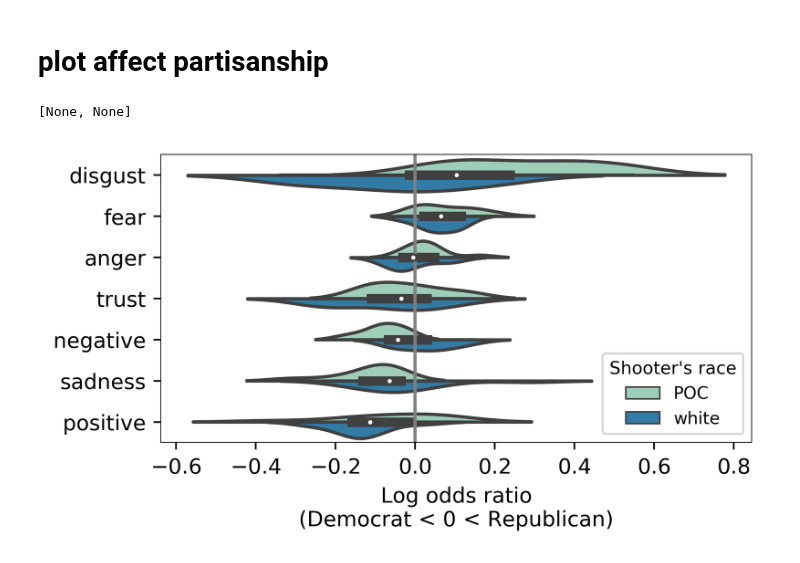
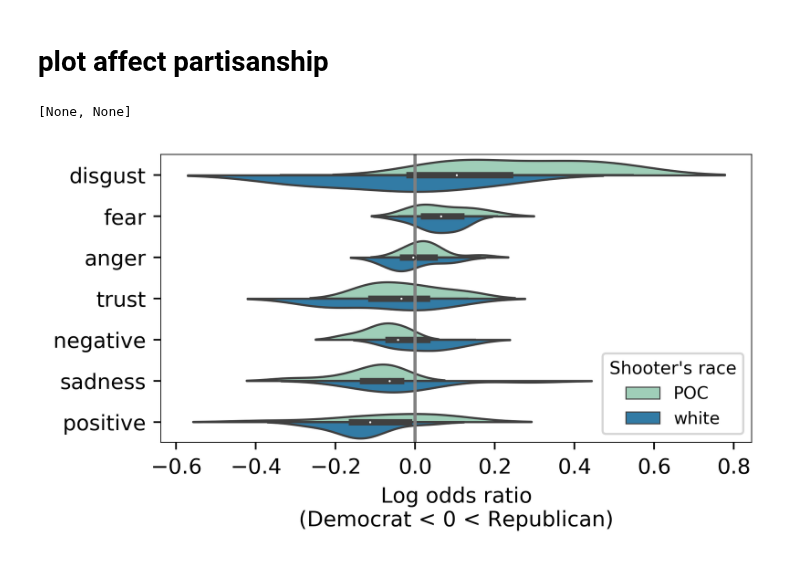
Before and after one commit to ddemszky/framing-twitter, a Jupyter notebook: 5_affect/affect partisanship.ipynb, the cells around one changed output. Drawn from its saved outputs; the diff is of its cells as text; code cells hidden in the pictures.

```diff
--- a/5_affect/affect partisanship.ipynb
+++ b/5_affect/affect partisanship.ipynb
@@ -132,20 +132,20 @@ for e in events:
 df = pd.DataFrame.from_dict({'event':event_list, 'odds':odds_list, 'category':cat_list, 'race':race})
 # %%
 f = plt.figure(dpi=400, figsize=(5,2.5))
-ax = sns.violinplot(data=df, x="odds",y="category", hue='race', split=True, fliersize=2, notch=True, order=reversed(df.groupby('category').median().sort_values('odds').index), orient="h", palette=sns.color_palette("YlGnBu", 2))
+ax = sns.violinplot(data=df, x="odds",y="category", hue='race', split=True, fliersize=2, notch=True, linewidth=1, order=reversed(df.groupby('category').median().sort_values('odds').index), orient="h", palette=sns.color_palette("YlGnBu", 2))
 
 plt.axvline(x=0, color='grey')
 ax.set_ylabel('')
 ax.spines['top'].set_linewidth(0.4)
 ax.spines['right'].set_linewidth(0.4)
 ax.spines['bottom'].set_linewidth(0.4)
 ax.spines['left'].set_linewidth(0.4)
 ax.set_xlabel('Log odds ratio\n(Democrat < 0 < Republican)')
 legend = ax.legend(loc='lower right', title="Shooter's race", fontsize=8)
 plt.setp(legend.get_title(),fontsize='small')
 # %% [output]
 [None, None]
-[figure, old version]
+[figure, new version]
 # %%
 for i, g in df.groupby('category'):
     print(i)
```
Also changed, not shown: parts of 1 cell of this notebook, 23 other files.
